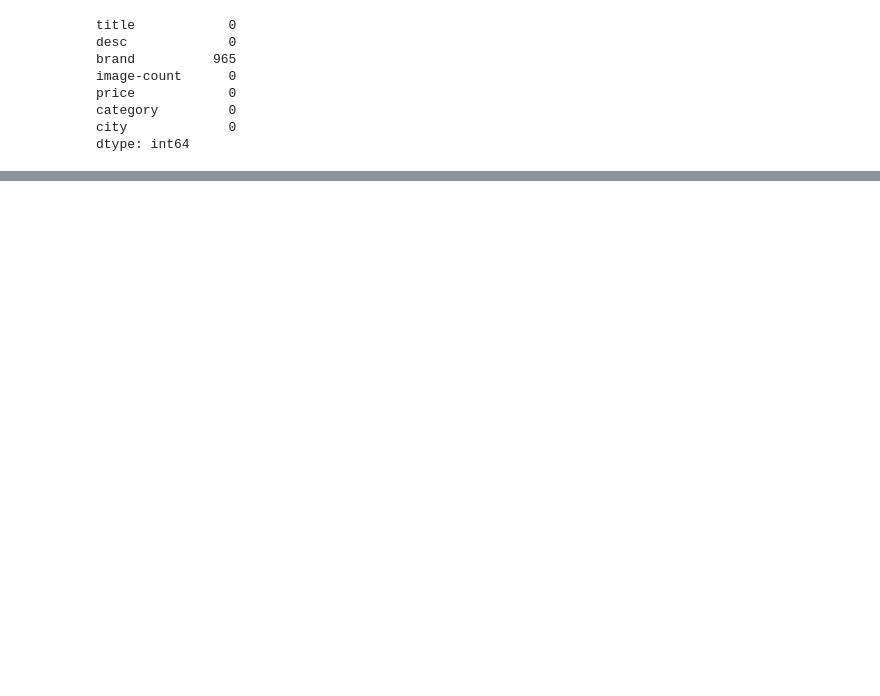
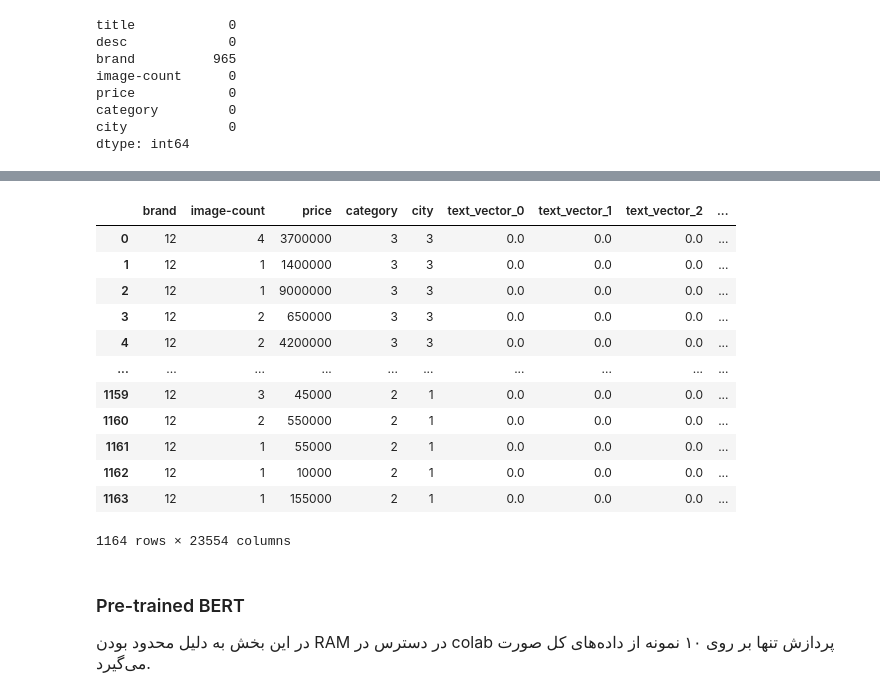
Before and after one commit to Ehyaee/MLSD_HW1, a Jupyter notebook: MLSD_HW1.ipynb, the cells around one changed output, grey strips where cells are left out. Cells and saved outputs as stored; diff of their text form; code cells hidden in the pictures; blank space fills up the shorter version.

```diff
--- a/MLSD_HW1.ipynb
+++ b/MLSD_HW1.ipynb
@@ -281,0 +314,6 @@ df['desc'] = df['desc'].apply(lambda x: remove_unicode(x))
+# %%
+def get_numeric_price(text):
+    number_str = ''.join(filter(str.isdigit, text))
+    return int(number_str)
+
+df['price'] = df['price'].apply(lambda x: get_numeric_price(x))
@@ -281,0 +327,5 @@ df['desc'] = df['desc'].apply(lambda x: remove_unicode(x))
+# %%
+le = preprocessing.LabelEncoder()
+df['brand'] = le.fit_transform(df['brand'].values)
+df['category'] = le.fit_transform(df['category'].values)
+df['city'] = le.fit_transform(df['city'].values)
@@ -281,0 +357,49 @@ df['desc'] = df['desc'].apply(lambda x: remove_unicode(x))
+# %%
+df['text'] = df['title'] + ' ' + df['desc']
+df.drop(['title', 'desc'], axis=1, inplace=True)
+# %%
+# Preprocess the title column using Hazm
+stemmer = Stemmer()
+normalizer = Normalizer()
+df['preprocessed'] = df['text'].apply(lambda x: ' '.join([stemmer.stem(w) for w in word_tokenize(normalizer.normalize(x))]))
+
+tfidf_vectorizer = TfidfVectorizer(stop_words=stopwords_list(), ngram_range=(1, 2))
+
+tfidf_matrix = tfidf_vectorizer.fit_transform(df['preprocessed'])
+
+feature_names = column_names = [f"text_vector_{i}" for i in range(len(tfidf_matrix.toarray()[0]))]
+
+temp_df = pd.DataFrame(tfidf_matrix.toarray(), columns=feature_names)
+
+df.reset_index(drop=True, inplace=True)
+temp_df.reset_index(drop=True, inplace=True)
+
+df.drop('preprocessed', axis=1, inplace=True)
+tfidf_df = pd.concat([df, temp_df], axis=1)
+tfidf_df.drop('text', axis=1, inplace=True)
+# %%
+tfidf_df
+# %% [output]
+|  | brand | image-count | price | category | city | text_vector_0 | text_vector_1 | text_vector_2 | ... |
+| 0 | 12 | 4 | 3700000 | 3 | 3 | 0.0 | 0.0 | 0.0 | ... |
+| 1 | 12 | 1 | 1400000 | 3 | 3 | 0.0 | 0.0 | 0.0 | ... |
+| 2 | 12 | 1 | 9000000 | 3 | 3 | 0.0 | 0.0 | 0.0 | ... |
+| 3 | 12 | 2 | 650000 | 3 | 3 | 0.0 | 0.0 | 0.0 | ... |
+| 4 | 12 | 2 | 4200000 | 3 | 3 | 0.0 | 0.0 | 0.0 | ... |
+| ... | ... | ... | ... | ... | ... | ... | ... | ... | ... |
+| 1159 | 12 | 3 | 45000 | 2 | 1 | 0.0 | 0.0 | 0.0 | ... |
+| 1160 | 12 | 2 | 550000 | 2 | 1 | 0.0 | 0.0 | 0.0 | ... |
+| 1161 | 12 | 1 | 55000 | 2 | 1 | 0.0 | 0.0 | 0.0 | ... |
+| 1162 | 12 | 1 | 10000 | 2 | 1 | 0.0 | 0.0 | 0.0 | ... |
+| 1163 | 12 | 1 | 155000 | 2 | 1 | 0.0 | 0.0 | 0.0 | ... |
+1164 rows × 23554 columns
+# %% [markdown]
+
+
+
+<div dir="rtl">
+    <h3 dir="rtl" style="padding-bottom: 20px">Pre-trained BERT</h3>
+    <div style="font-size: 16px;line-height: 1.6;">
+    در این بخش به دلیل محدود بودن RAM در دسترس در colab پردازش تنها بر روی ۱۰ نمونه از داده‌های کل صورت می‌گیرد.
+ </div>
+</div>
```
Also changed, not shown: parts of 38 cells of this notebook.
